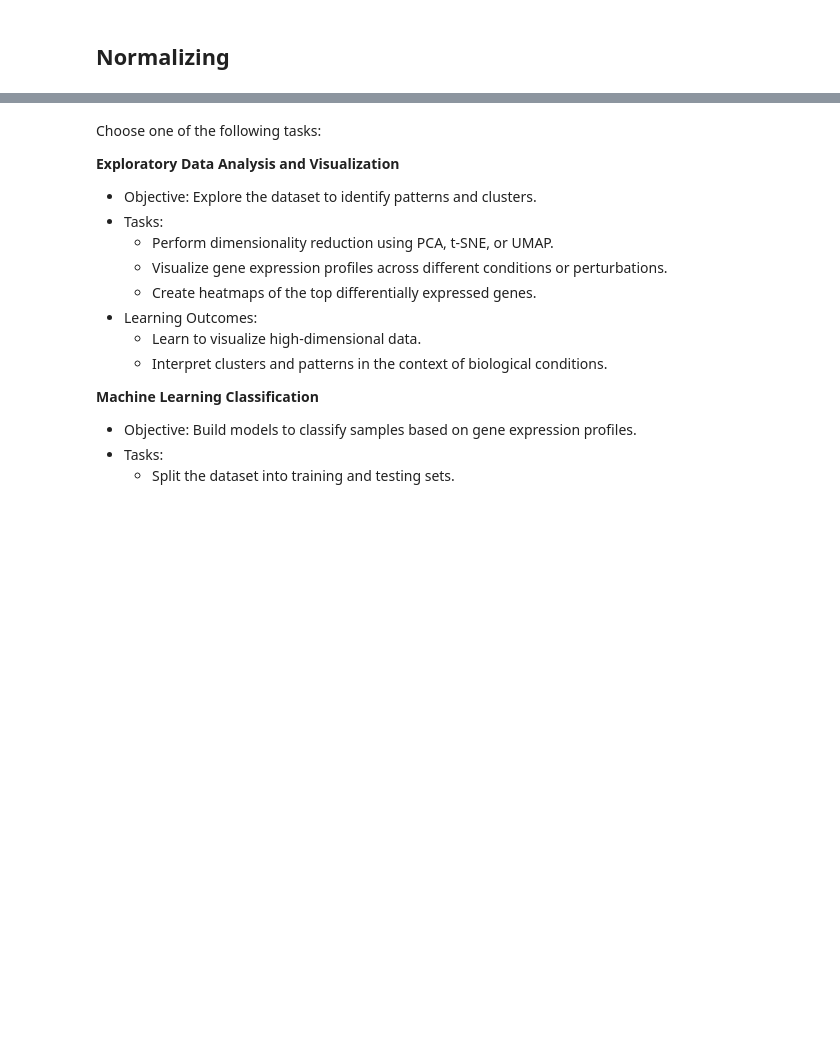
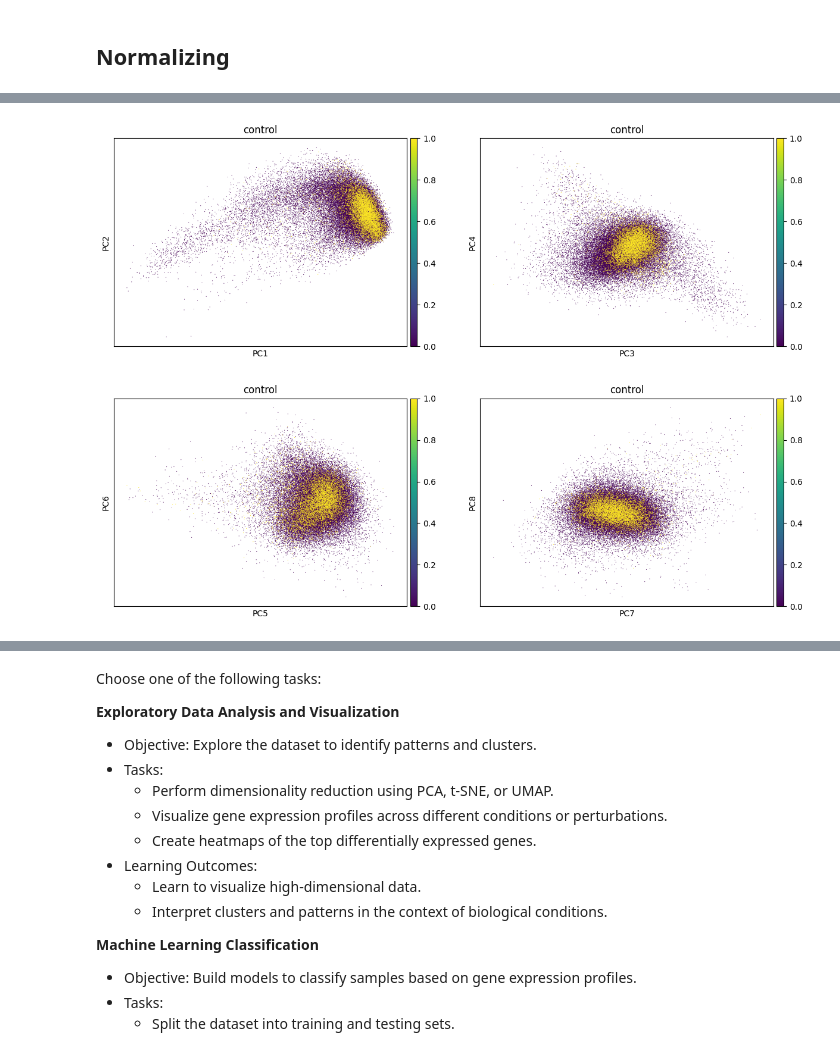
Before and after one commit to hadele/luh_module_amlg_assignment, a Jupyter notebook: scrnaseq_project.ipynb, the cells around one changed output, grey strips where cells are left out. Saved outputs shown, nothing was run; the diff lists cells and outputs as text; code cells hidden in the pictures; blank space fills up the shorter version.

```diff
--- a/scrnaseq_project.ipynb
+++ b/scrnaseq_project.ipynb
@@ -161,0 +175,4 @@ sc.pl.highly_variable_genes(adata_filtered)
+# %%
+sc.pl.pca(adata_hiVariGenes, color="control", components=["1,2", "3,4", "5,6", "7,8"], ncols=2)
+# %% [output]
+[figure, added]
```
Also changed, not shown: parts of 12 cells of this notebook, 1 other file.
